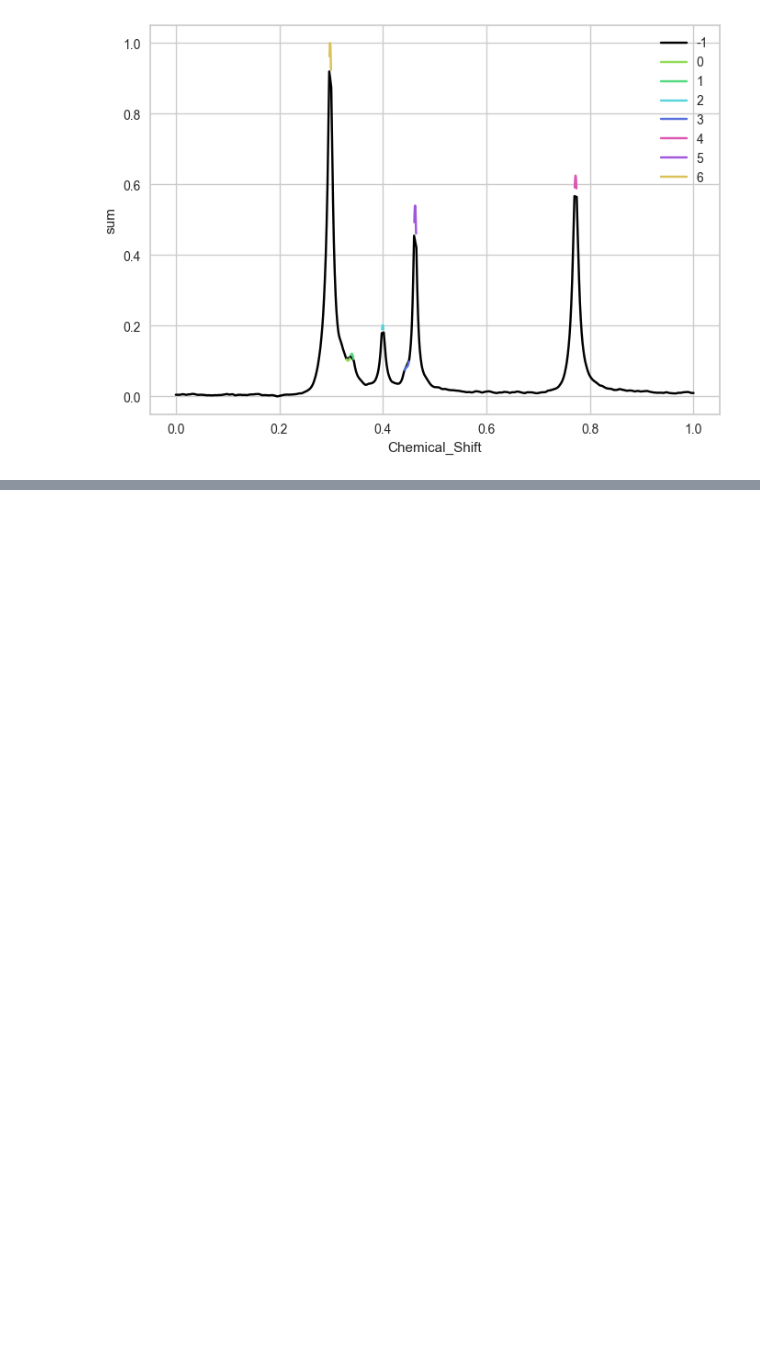
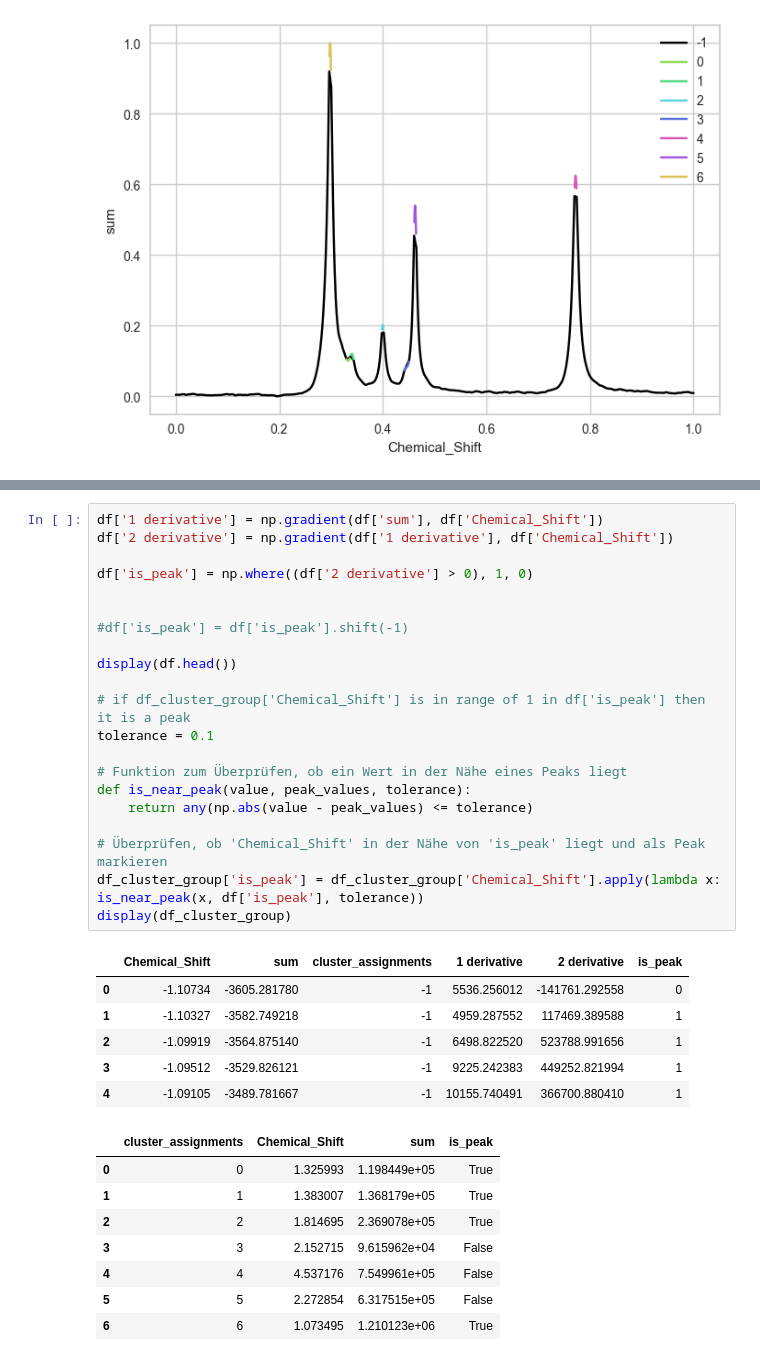
Before and after one commit to RATFIVE/MoinCC-AI4metabolomics, a Jupyter notebook: 01_Clustering/Clustering.ipynb, the cells around one changed output, grey strips where cells are left out. Saved outputs shown, nothing was run; the diff lists cells and outputs as text; blank space fills up the shorter version.

```diff
--- a/01_Clustering/Clustering.ipynb
+++ b/01_Clustering/Clustering.ipynb
@@ -216,0 +224,36 @@ df_cluster_group
+# %%
+df['1 derivative'] = np.gradient(df['sum'], df['Chemical_Shift'])
+df['2 derivative'] = np.gradient(df['1 derivative'], df['Chemical_Shift'])
+
+df['is_peak'] = np.where((df['2 derivative'] > 0), 1, 0)
+
+
+#df['is_peak'] = df['is_peak'].shift(-1)
+
+display(df.head())
+
+# if df_cluster_group['Chemical_Shift'] is in range of 1 in df['is_peak'] then it is a peak
+tolerance = 0.1
+
+# Funktion zum Überprüfen, ob ein Wert in der Nähe eines Peaks liegt
+def is_near_peak(value, peak_values, tolerance):
+    return any(np.abs(value - peak_values) <= tolerance)
+
+# Überprüfen, ob 'Chemical_Shift' in der Nähe von 'is_peak' liegt und als Peak markieren
+df_cluster_group['is_peak'] = df_cluster_group['Chemical_Shift'].apply(lambda x: is_near_peak(x, df['is_peak'], tolerance))
+display(df_cluster_group)
+# %% [output]
+|  | Chemical_Shift | sum | cluster_assignments | 1 derivative | 2 derivative | is_peak |
+| 0 | -1.10734 | -3605.281780 | -1 | 5536.256012 | -141761.292558 | 0 |
+| 1 | -1.10327 | -3582.749218 | -1 | 4959.287552 | 117469.389588 | 1 |
+| 2 | -1.09919 | -3564.875140 | -1 | 6498.822520 | 523788.991656 | 1 |
+| 3 | -1.09512 | -3529.826121 | -1 | 9225.242383 | 449252.821994 | 1 |
+| 4 | -1.09105 | -3489.781667 | -1 | 10155.740491 | 366700.880410 | 1 |
+|  | cluster_assignments | Chemical_Shift | sum | is_peak |
+| 0 | 0 | 1.325993 | 1.198449e+05 | True |
+| 1 | 1 | 1.383007 | 1.368179e+05 | True |
+| 2 | 2 | 1.814695 | 2.369078e+05 | True |
+| 3 | 3 | 2.152715 | 9.615962e+04 | False |
+| 4 | 4 | 4.537176 | 7.549961e+05 | False |
+| 5 | 5 | 2.272854 | 6.317515e+05 | False |
+| 6 | 6 | 1.073495 | 1.210123e+06 | True |
```
Also changed, not shown: parts of 2 cells of this notebook.
